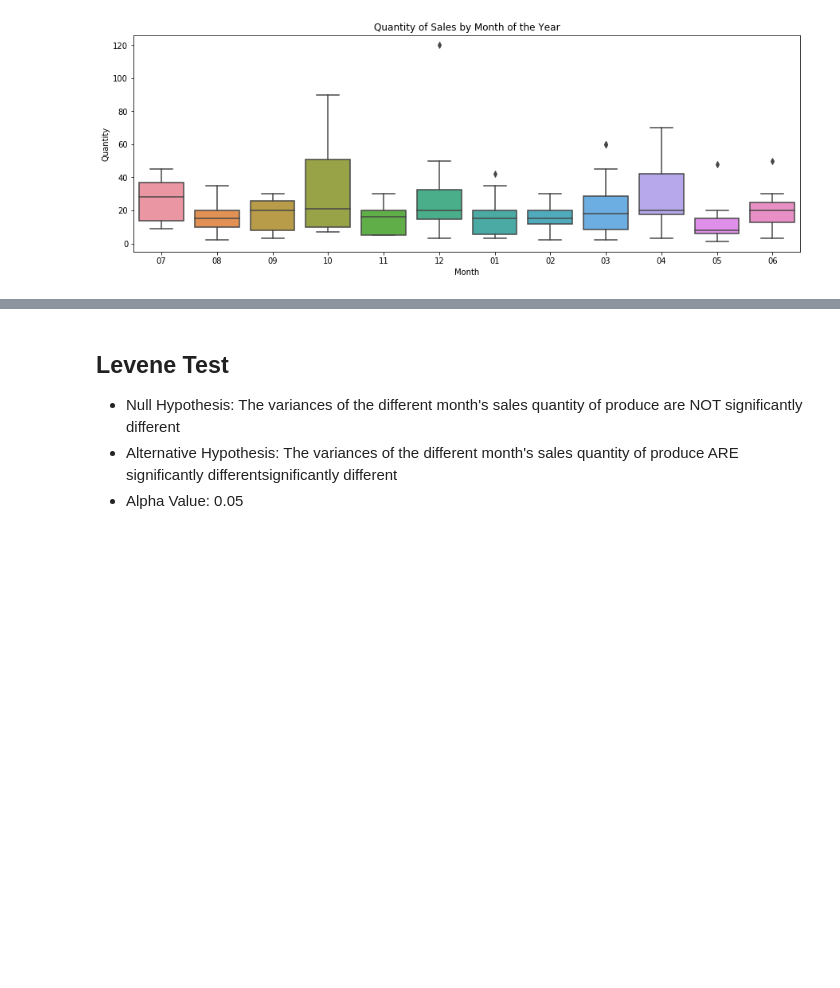
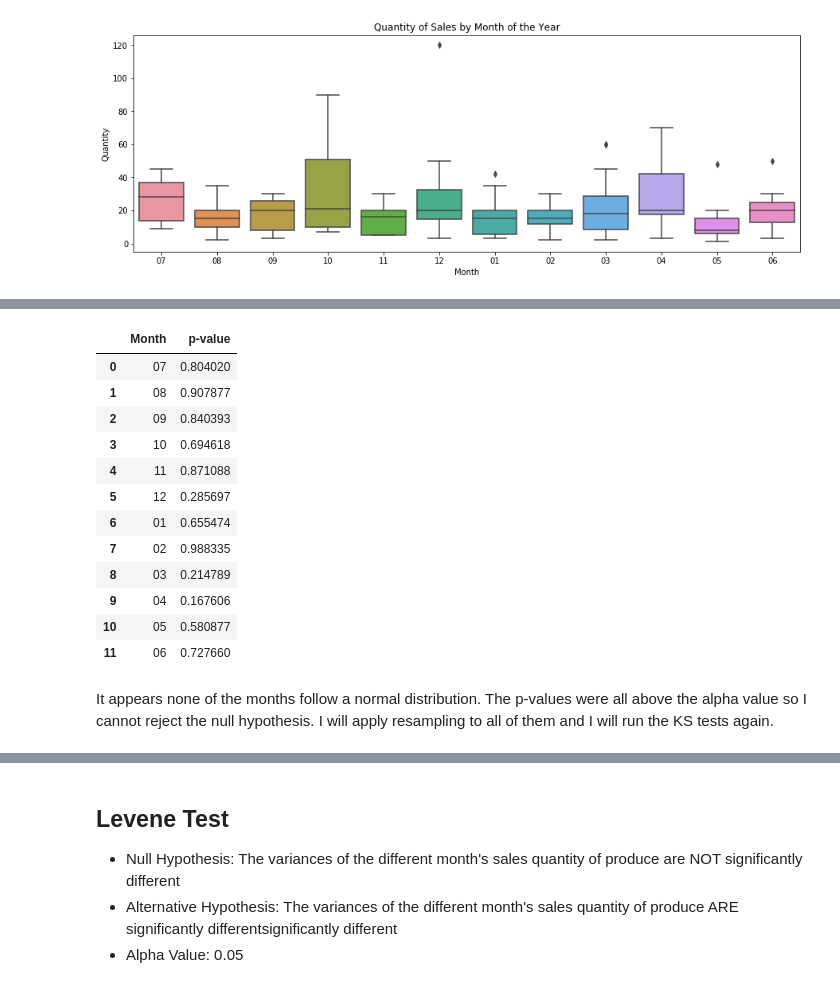
Before and after one commit to georgewillben/Northwind-Database-Statistical-Tests-Module-3-Project, a Jupyter notebook: Northwind_Statistical_Tests.ipynb, the cells around one changed output, grey strips where cells are left out. Drawn from its saved outputs; the diff is of its cells as text; code cells hidden in the pictures; blank space fills up the shorter version.

```diff
--- a/Northwind_Statistical_Tests.ipynb
+++ b/Northwind_Statistical_Tests.ipynb
@@ -496,0 +503,31 @@ It seems that there is a seasonal cycle where certain months have more sales. Ho
+# %%
+# group data by month
+months = []
+month_numbers = []
+for m in df['Month'].unique():
+    months.append(df[df['Month'] == m]['Quantity'])
+    month_numbers.append(m)
+
+# run Kolmogorov-Smirnov tests
+results=[]
+for m, n in zip(months, month_numbers):
+    ks_stat, pval = stats.kstest(m, 'norm', args=(m.mean(), m.std()))
+    results.append({"Month":n, "p-value":pval})
+
+pd.DataFrame(results)
+# %% [output]
+|  | Month | p-value |
+| 0 | 07 | 0.804020 |
+| 1 | 08 | 0.907877 |
+| 2 | 09 | 0.840393 |
+| 3 | 10 | 0.694618 |
+| 4 | 11 | 0.871088 |
+| 5 | 12 | 0.285697 |
+| 6 | 01 | 0.655474 |
+| 7 | 02 | 0.988335 |
+| 8 | 03 | 0.214789 |
+| 9 | 04 | 0.167606 |
+| 10 | 05 | 0.580877 |
+| 11 | 06 | 0.727660 |
+# %% [markdown]
+It appears none of the months follow a normal distribution. The p-values were all above the alpha value so I cannot reject the null hypothesis. I will apply resampling to all of them and I will run the KS tests again.
```
Also changed, not shown: parts of 12 cells of this notebook.
